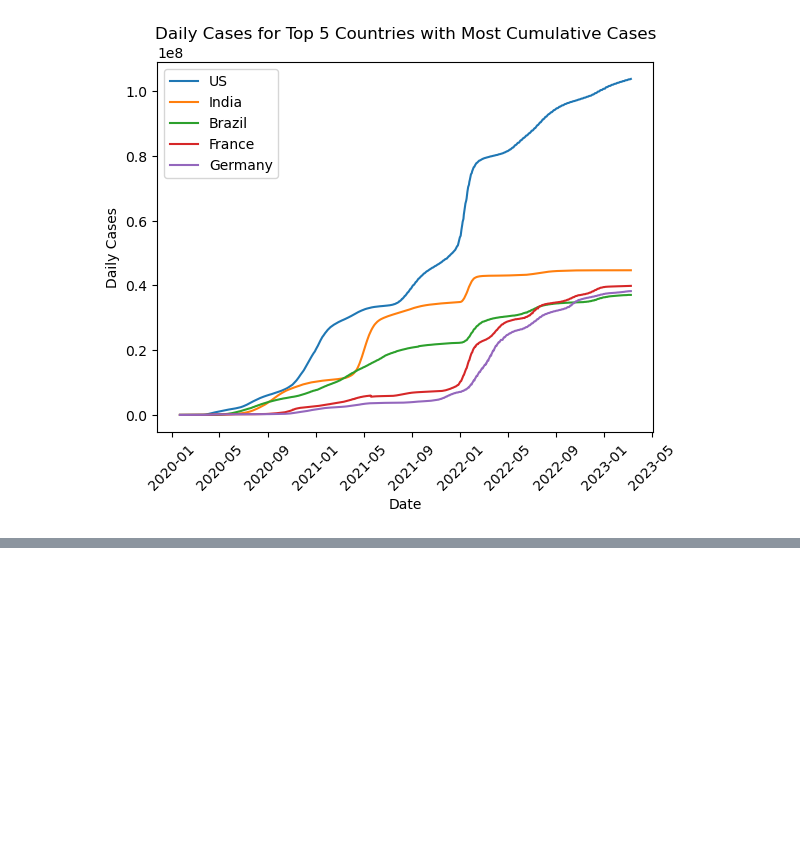
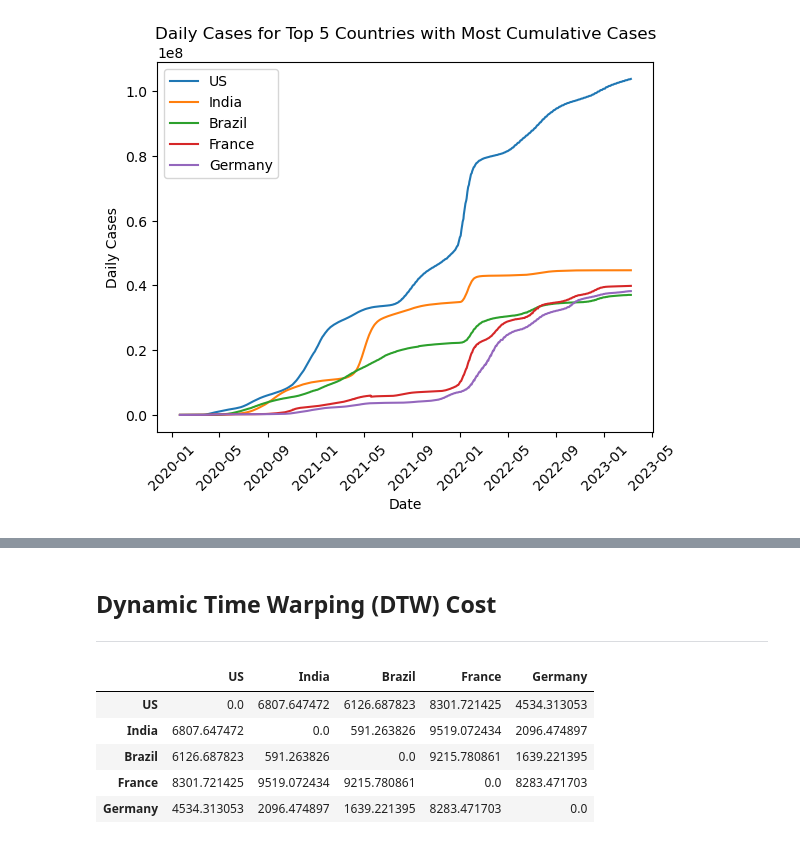
Before and after one commit to omarujawara/grdcntr-projects, a Jupyter notebook: timeseries_mining/timeseries_mining_project.ipynb, the cells around one changed output, grey strips where cells are left out. Saved outputs shown, nothing was run; the diff lists cells and outputs as text; code cells hidden in the pictures; blank space fills up the shorter version.

```diff
--- a/timeseries_mining/timeseries_mining_project.ipynb
+++ b/timeseries_mining/timeseries_mining_project.ipynb
@@ -168,0 +238,3 @@ plot_seasonal_components(sea_df)
+# %% [markdown]
+## Dynamic Time Warping (DTW) Cost
+---
@@ -168,0 +293,38 @@ plot_seasonal_components(sea_df)
+# %%
+def calc_dtw_cost(seasonal_components):
+    """
+    Calculate pairwise DTW costs between time series data for the top 5 countries.
+
+    Args:
+    seasonal_components (DataFrame): DataFrame containing seasonal components of time series data.
+
+    Returns:
+    DataFrame: Symmetric matrix of all pairwise DTW costs.
+    """
+
+    # Assign column names
+    countries = seasonal_components.columns.tolist()
+
+    # Initialize DataFrame to store pairwise DTW costs
+    dtw_cost_df = pd.DataFrame(index=countries, columns=countries)
+
+    # Compute pairwise DTW costs
+    for i, country1 in enumerate(countries):
+        for j, country2 in enumerate(countries):
+            if i <= j:
+                dtw_cost = calc_pairwise_dtw_cost(seasonal_components[country1], seasonal_components[country2], rep_matrix=False, take_root=True)
+                dtw_cost_df.loc[country1, country2] = dtw_cost
+                dtw_cost_df.loc[country2, country1] = dtw_cost
+
+    return dtw_cost_df
+# %%
+# Calculate pairwise DTW costs for extracted seasonal components
+seasonal_dtw_costs  = calc_dtw_cost(sea_df)
+seasonal_dtw_costs
+# %% [output]
+|  | US | India | Brazil | France | Germany |
+| US | 0.0 | 6807.647472 | 6126.687823 | 8301.721425 | 4534.313053 |
+| India | 6807.647472 | 0.0 | 591.263826 | 9519.072434 | 2096.474897 |
+| Brazil | 6126.687823 | 591.263826 | 0.0 | 9215.780861 | 1639.221395 |
+| France | 8301.721425 | 9519.072434 | 9215.780861 | 0.0 | 8283.471703 |
+| Germany | 4534.313053 | 2096.474897 | 1639.221395 | 8283.471703 | 0.0 |
```
Also changed, not shown: parts of 18 cells of this notebook.
